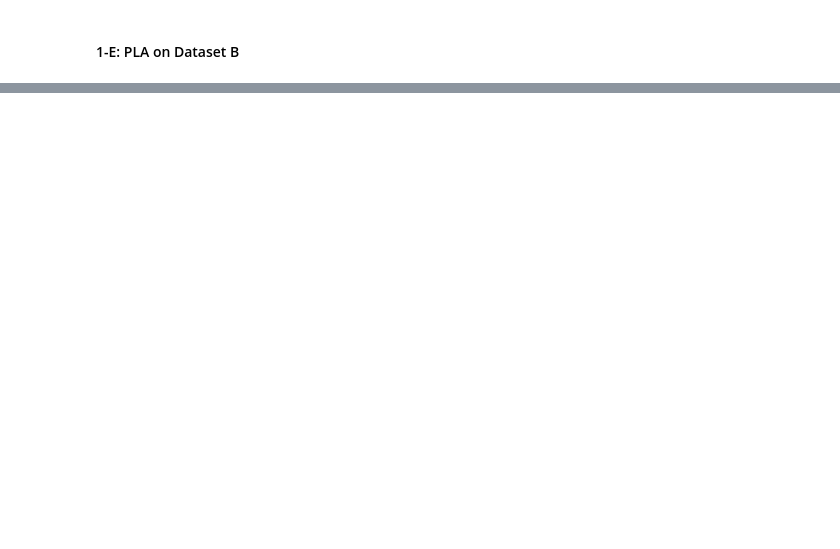
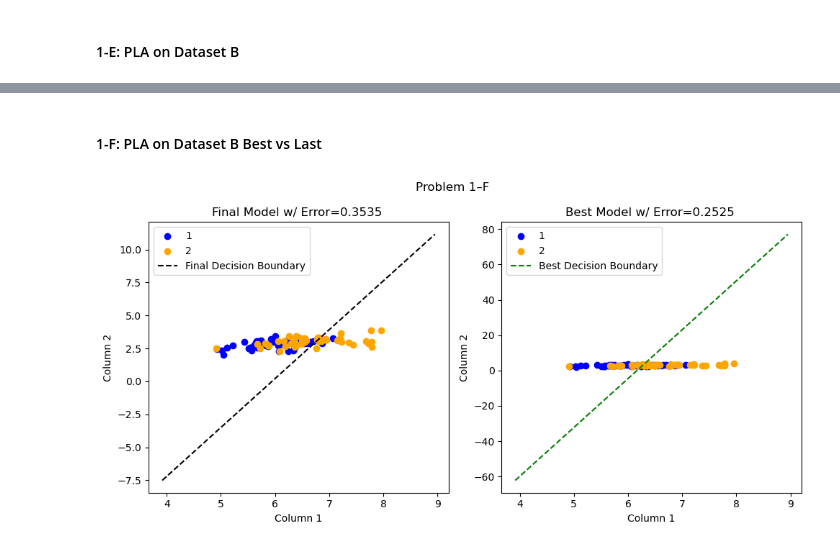
Before and after one commit to brynnwoolley/cee554-coursework, a Jupyter notebook: HW1/HW-1-Notebook.ipynb, the cells around one changed output, grey strips where cells are left out. Cells and saved outputs as stored; diff of their text form; code cells hidden in the pictures; blank space fills up the shorter version.

```diff
--- a/HW1/HW-1-Notebook.ipynb
+++ b/HW1/HW-1-Notebook.ipynb
@@ -269,0 +432,65 @@ print(f'scikit perceptron score: {PR.score(X,y)}')
+# %% [markdown]
+#### 1-F: PLA on Dataset B Best vs Last
+# %%
+# initialize Model & Data
+PR = Perceptron(shuffle=True, max_iter=1000)
+X = dfB[['C1','C2']].copy().to_numpy()
+y = dfB['Label'].copy().to_numpy()
+
+# Track misclassification rate per iteration
+misclassification_rates = []
+n_samples = len(y)
+best_err = np.inf
+
+for i in range(1, 1001):
+    PR.partial_fit(X, y, classes=np.unique(y))  # incremental update
+    y_pred = PR.predict(X)
+    misclassification_rate = np.mean(y_pred != y)  # calc error rate
+    misclassification_rates.append(misclassification_rate)
+
+    if misclassification_rate < best_err:
+        best_err = misclassification_rate
+        # extract model coeffs
+        best_w = PR.coef_[0].copy()   # weights
+        best_b = PR.intercept_[0].copy() # bias
+
+# extract model coeffs
+w = PR.coef_[0]   # weights
+b = PR.intercept_[0] # bias
+final_err = misclassification_rates[len(misclassification_rates)-1]
+
+# def decision boundary line: w1*x1 + w2*x2 + b = 0
+x1_min, x1_max = X[:, 0].min() - 1, X[:, 0].max() + 1
+x2_min, x2_max = X[:, 1].min() - 1, X[:, 1].max() + 1
+x1_vals = np.linspace(x1_min, x1_max, 100)
+x2_vals = -(w[0] * x1_vals + b) / w[1]
+best_x2_vals = -(best_w[0] * x1_vals + best_b) / best_w[1]
+
+# plot
+fig, ax = plt.subplots(1, 2, figsize=(10, 5))
+
+# final model
+ax[0].scatter(dfB[dfB['Label']==-1]['C1'], dfB[dfB['Label']==-1]['C2'], c='blue', label='1') # plot values labeled -1
+ax[0].scatter(dfB[dfB['Label']==1]['C1'], dfB[dfB['Label']==1]['C2'], c='orange', label='2') # plot values labeled 1
+# decision boundary
+ax[0].plot(x1_vals, x2_vals, 'k--', label='Final Decision Boundary')
+ax[0].set_ylabel('Column 2')
+ax[0].set_xlabel('Column 1')
+ax[0].legend()
+ax[0].set_title(f'Final Model w/ Error={round(final_err,4)} ')
+
+# best model
+ax[1].scatter(dfB[dfB['Label']==-1]['C1'], dfB[dfB['Label']==-1]['C2'], c='blue', label='1') # plot values labeled -1
+ax[1].scatter(dfB[dfB['Label']==1]['C1'], dfB[dfB['Label']==1]['C2'], c='orange', label='2') # plot values labeled 1
+# decision boundary
+ax[1].plot(x1_vals, best_x2_vals, 'g--', label='Best Decision Boundary')
+ax[1].set_ylabel('Column 2')
+ax[1].set_xlabel('Column 1')
+ax[1].legend()
+ax[1].set_title(f'Best Model w/ Error={round(best_err,4)} ')
+
+plt.suptitle('Problem 1–F')
+plt.tight_layout()
+plt.show()
+# %% [output]
+[figure, added]
```
Also changed, not shown: parts of 7 cells of this notebook, 5 other files.
